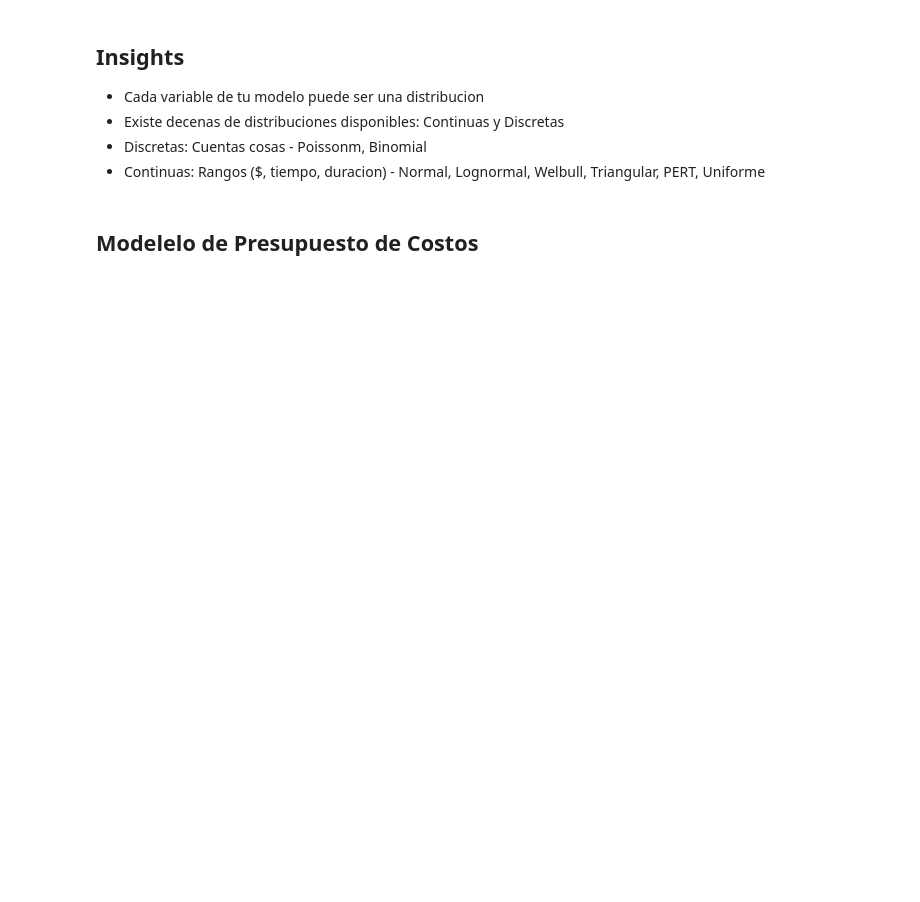
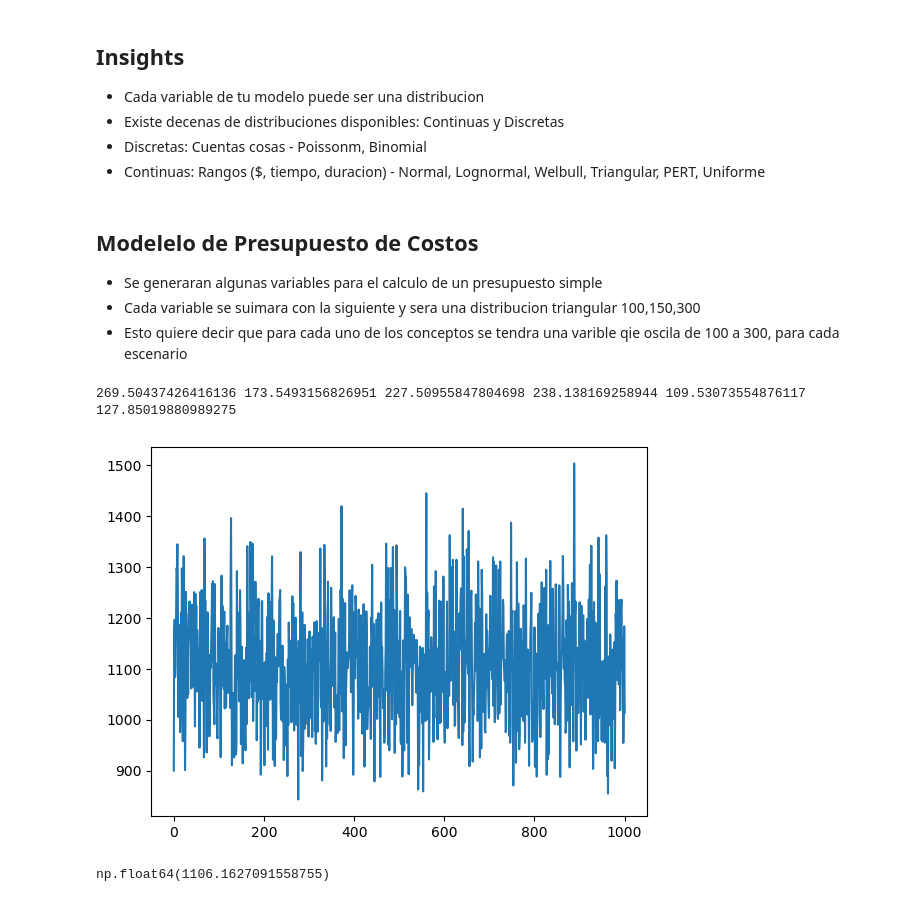
Before and after one commit to BryanHs20/Python-para-Data-Analyst, a Jupyter notebook: Python Avanzado/Simulacion Monte Carlo/Monte Carlo.ipynb, the cells around one changed output. Saved outputs shown, nothing was run; the diff lists cells and outputs as text; code cells hidden in the pictures; blank space fills up the shorter version.

```diff
--- a/Python Avanzado/Simulacion Monte Carlo/Monte Carlo.ipynb
+++ b/Python Avanzado/Simulacion Monte Carlo/Monte Carlo.ipynb
@@ -120,3 +122,6 @@ plt.show()
 - Continuas: Rangos ($, tiempo, duracion) - Normal, Lognormal, Welbull, Triangular, PERT, Uniforme
 # %% [markdown]
 ## Modelelo de Presupuesto de Costos
+- Se generaran algunas variables para el calculo de un presupuesto simple
+- Cada variable se suimara con la siguiente y sera una distribucion triangular 100,150,300
+- Esto quiere decir que para cada uno de los conceptos se tendra una varible qie oscila de 100 a 300, para cada escenario
@@ -122,0 +142,51 @@ plt.show()
+# %%
+# Se generara una funcion "rueda los datos" - es decir saca una muestra de todas las distribuciones simultaneas
+# Se incluye la distribucion para cada variable
+def roll_dice():
+    costo_estudios = np.random.triangular(100, 150, 300)
+    costo_diseño = np.random.triangular(100, 150, 300)
+    costo_ingenieria = np.random.triangular(100, 150, 300)
+    costo_implementacion = np.random.triangular(100, 150, 300)
+    costo_pruebas = np.random.triangular(100, 150, 300)
+    costo_aceptacion = np.random.triangular(100, 150, 300)
+
+    return costo_estudios, costo_diseño, costo_ingenieria, costo_implementacion, costo_pruebas, costo_aceptacion
+# %%
+# Prueba 1 interacion del prersupuesto
+a = roll_dice()
+
+# Se ve como retorna valores en un array
+print(a[0],a[1],a[2],a[3],a[4],a[5])
+# %% [output]
+269.50437426416136 173.5493156826951 227.50955847804698 238.138169258944 109.53073554876117 127.85019880989275
+# %%
+# Inputs
+num_simulations = 1000
+max_num_rolls = 1000
+
+# Tracking
+end_balance = []
+# %%
+# Ciclo for que corre la simulacion de numeros deseados
+for i in range(num_simulations):
+    balance = [900]
+    num_rolls = [0]
+
+    # Corremos las 1000 veces
+    while num_rolls[-1] < max_num_rolls:
+        iter = roll_dice()
+        # Obtiene el costo total
+        costo_total = iter[0] + iter[1] + iter[2] + iter[3] + iter[4] + iter[5]
+        balance.append(costo_total)
+        num_rolls.append(num_rolls[-1] + 1)
+
+# Graficasmos la muestra
+plt.plot(num_rolls, balance)
+plt.show()
+# %% [output]
+[figure, added]
+# %%
+# Sacamos la media
+np.mean(balance)
+# %% [output]
+np.float64(1106.1627091558755)
```
Also changed, not shown: parts of 33 cells of this notebook.
